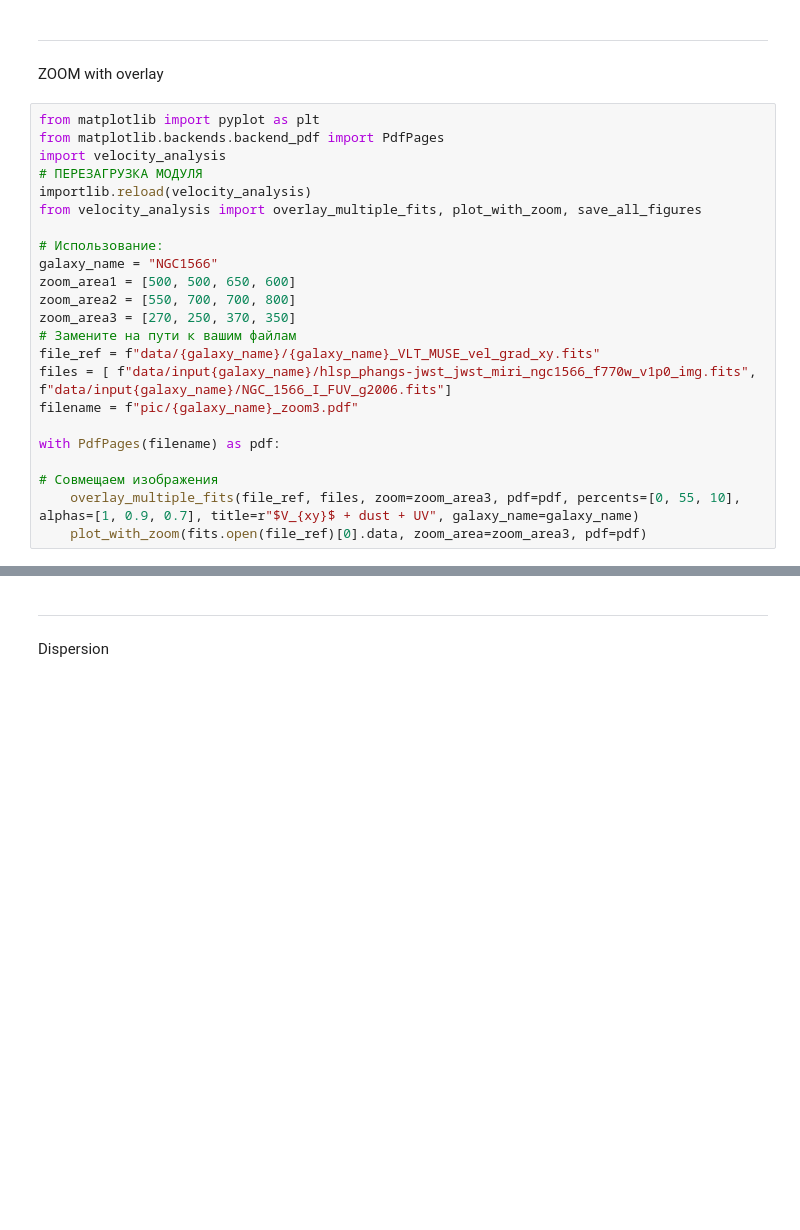
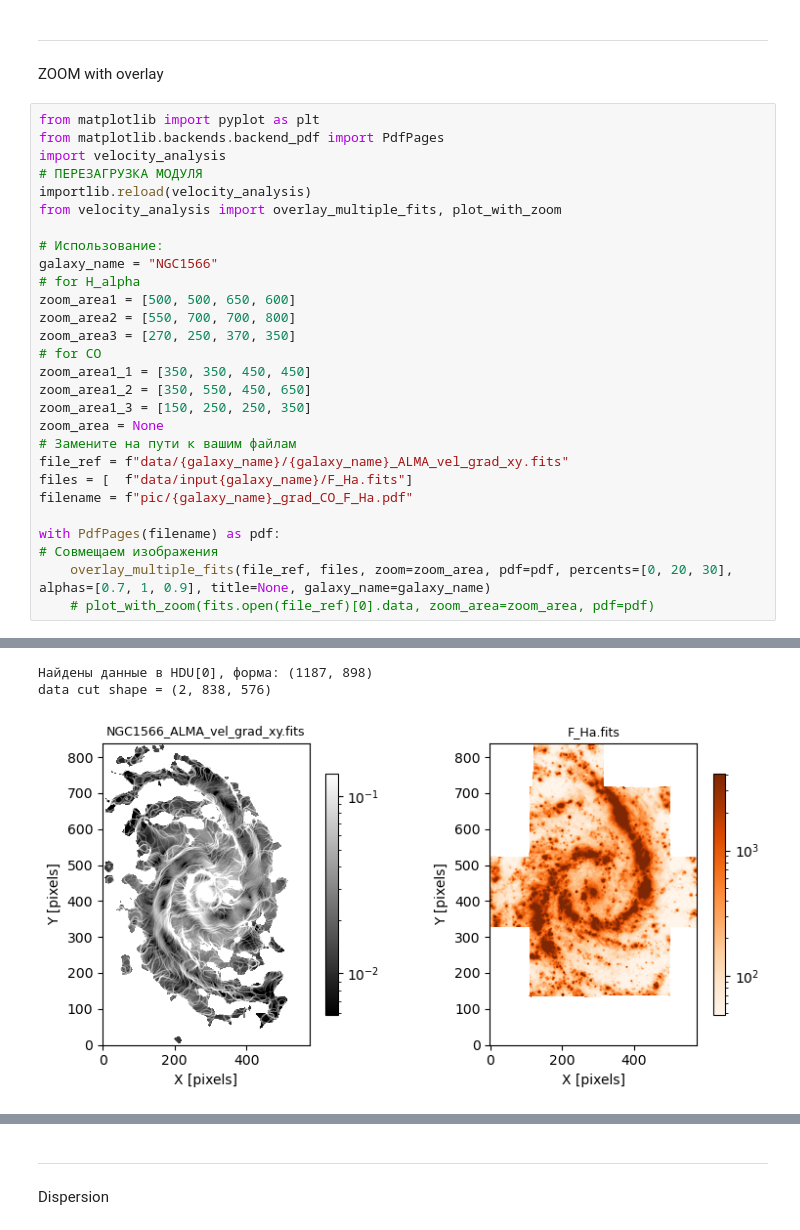
Before and after one commit to Polina-Kochergina/velocity_gradients, a Jupyter notebook: run_all.ipynb, the cells around one changed output, grey strips where cells are left out. Saved outputs shown, nothing was run; the diff lists cells and outputs as text; blank space fills up the shorter version.

```diff
--- a/run_all.ipynb
+++ b/run_all.ipynb
@@ -151,20 +183,26 @@ from matplotlib.backends.backend_pdf import PdfPages
 import velocity_analysis
 # ПЕРЕЗАГРУЗКА МОДУЛЯ
 importlib.reload(velocity_analysis)
-from velocity_analysis import overlay_multiple_fits, plot_with_zoom, save_all_figures
+from velocity_analysis import overlay_multiple_fits, plot_with_zoom
 
 # Использование:
 galaxy_name = "NGC1566"
+# for H_alpha
 zoom_area1 = [500, 500, 650, 600]
 zoom_area2 = [550, 700, 700, 800]
 zoom_area3 = [270, 250, 370, 350]
+# for CO
+zoom_area1_1 = [350, 350, 450, 450]
+zoom_area1_2 = [350, 550, 450, 650]
+zoom_area1_3 = [150, 250, 250, 350]
+zoom_area = None
 # Замените на пути к вашим файлам
-file_ref = f"data/{galaxy_name}/{galaxy_name}_VLT_MUSE_vel_grad_xy.fits"
-files = [ f"data/input{galaxy_name}/hlsp_phangs-jwst_jwst_miri_ngc1566_f770w_v1p0_img.fits", f"data/input{galaxy_name}/NGC_1566_I_FUV_g2006.fits"]
-filename = f"pic/{galaxy_name}_zoom3.pdf"
+file_ref = f"data/{galaxy_name}/{galaxy_name}_ALMA_vel_grad_xy.fits"
+files = [  f"data/input{galaxy_name}/F_Ha.fits"]
+filename = f"pic/{galaxy_name}_grad_CO_F_Ha.pdf"
 
 with PdfPages(filename) as pdf:
-
 # Совмещаем изображения
-    overlay_multiple_fits(file_ref, files, zoom=zoom_area3, pdf=pdf, percents=[0, 55, 10], alphas=[1, 0.9, 0.7], title=r"$V_{xy}$ + dust + UV", galaxy_name=galaxy_name)
-    plot_with_zoom(fits.open(file_ref)[0].data, zoom_area=zoom_area3, pdf=pdf)
+    overlay_multiple_fits(file_ref, files, zoom=zoom_area, pdf=pdf, percents=[0, 20, 30], alphas=[0.7, 1, 0.9], title=None, galaxy_name=galaxy_name)
+    # plot_with_zoom(fits.open(file_ref)[0].data, zoom_area=zoom_area, pdf=pdf)
+# %% [output]
@@ -170,0 +210,3 @@ with PdfPages(filename) as pdf:
+Найдены данные в HDU[0], форма: (1187, 898)
+data cut shape = (2, 838, 576)
+[figure, added]
```
Also changed, not shown: parts of 16 cells of this notebook, 19 other files.
